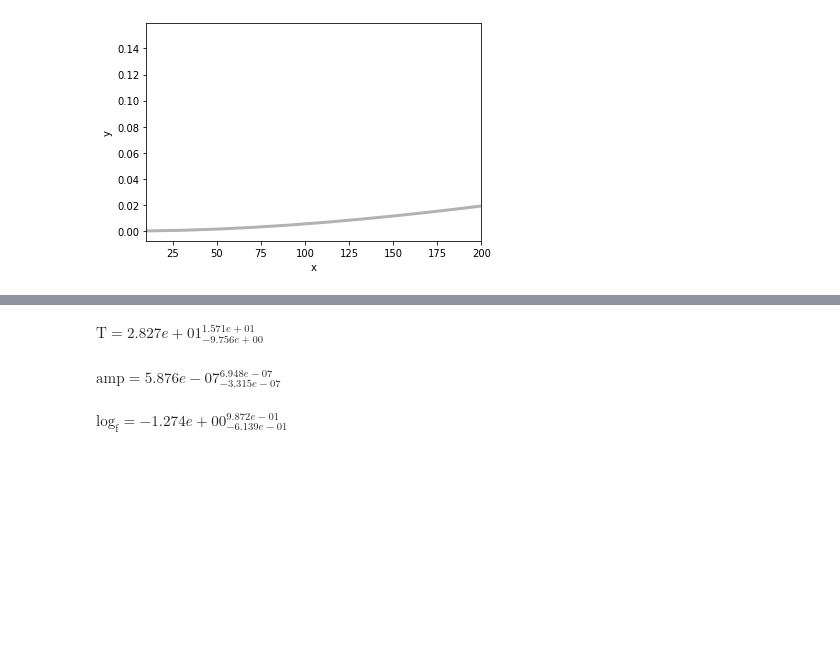
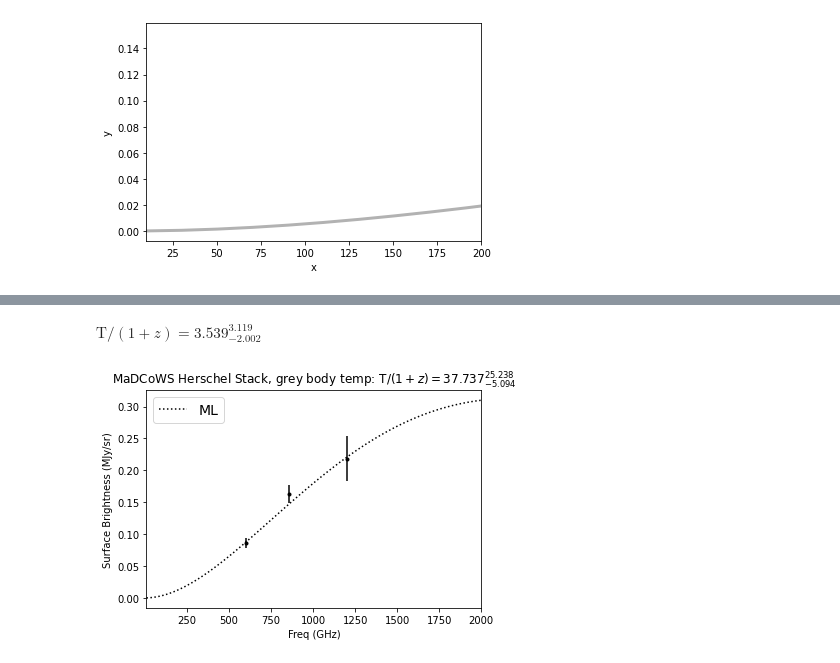
Before and after one commit to Sulla2012/madcowsclusters, a Jupyter notebook: Emcee Tutorials.ipynb, the cells around one changed output, grey strips where cells are left out. Cells and saved outputs as stored; diff of their text form; code cells hidden in the pictures; blank space fills up the shorter version.

```diff
--- a/Emcee Tutorials.ipynb
+++ b/Emcee Tutorials.ipynb
@@ -144,4 +190,4 @@ tau: [256.61700892  69.59574244 158.42349684]
 # %%
-flat_samples = sampler.get_chain(discard=int(max(tau)), thin=15, flat=True)
+flat_samples = sampler.get_chain(discard=300, thin=15, flat=True)
 print(flat_samples.shape)
 # %% [output]
@@ -157,13 +201,26 @@ WARNING:root:Too few points to create valid contours
 # %%
 from IPython.display import display, Math
-
-for i in range(ndim):
+labels = ['T', 'amp', 'log_f']
+for i in range(1):
     mcmc = np.percentile(flat_samples[:, i], [16, 50, 84])
     q = np.diff(mcmc)
-    txt = "\mathrm{{{3}}} = {0:.3e}_{{-{1:.3e}}}^{{{2:.3e}}}"
+    txt = r"$\mathrm{{{3}}}/(1+z)= {0:.3f}_{{-{1:.3f}}}^{{{2:.3f}}}$"
     txt = txt.format(mcmc[1], q[0], q[1], labels[i])
     display(Math(txt))
 # %% [output]
-$\displaystyle \mathrm{T} = 2.827e+01_{-9.756e+00}^{1.571e+01}$
+$\displaystyle \mathrm{T}/(1+z)= 3.539_{-2.002}^{3.119}$
-$\displaystyle \mathrm{amp} = 5.876e-07_{-3.315e-07}^{6.948e-07}$
-$\displaystyle \mathrm{log_f} = -1.274e+00_{-6.139e-01}^{9.872e-01}$
+# %%
+plt.errorbar(x.value, y.value, yerr=yerr.value, fmt=".k", capsize=0)
+#plt.plot(x0, bb(x0), "k", alpha=0.3, lw=3, label = 'Truth')
+plt.plot(x0, models.BlackBody(temperature = T_ml*u.K, scale = a_ml * u.MJy/u.sr)(x0), ":k", label="ML")
+plt.title('MaDCoWS Herschel Stack, grey body temp: '+ txt )
+plt.legend(fontsize=14)
+plt.xlim(10, 2000)
+
+plt.savefig('./plots/herschel/blackbody_mdcw_mcmc.pdf')
+plt.savefig('./plots/herschel/blackbody_mdcw_mcmc.png', dpi = 300)
+
+plt.xlabel("Freq (GHz)")
+plt.ylabel("Surface Brightness (MJy/sr)");
+# %% [output]
+[figure, added]
```
Also changed, not shown: parts of 24 cells of this notebook, 3 other files.
